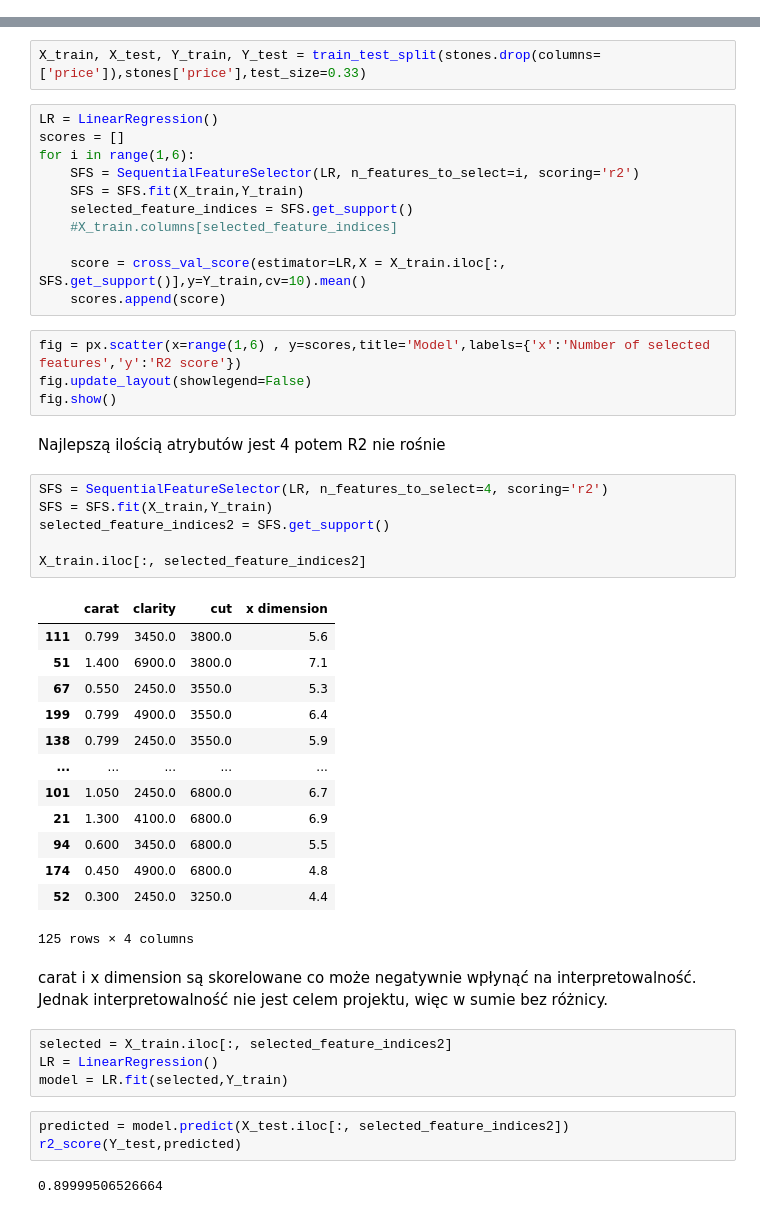
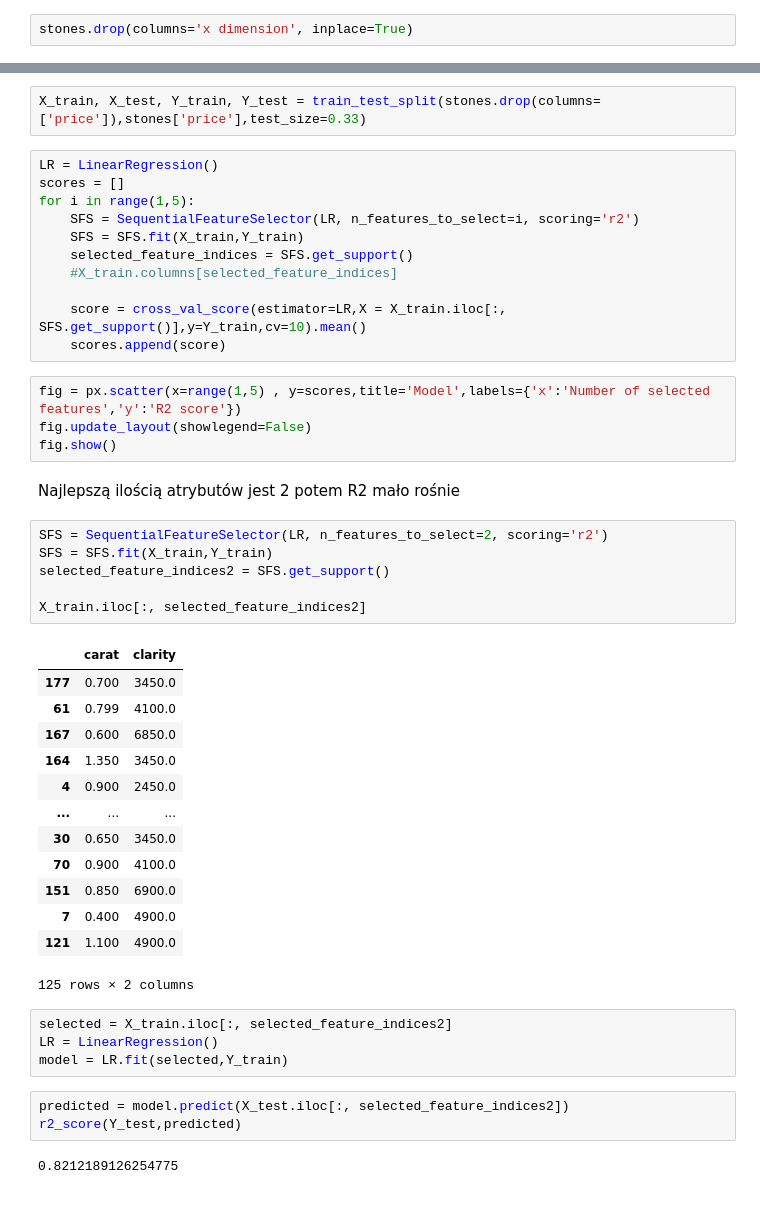
Before and after one commit to MichalZielinski2/Zadania_Pad, a Jupyter notebook: PAD_PRO/Projekt_s18889.ipynb, the cells around one changed output, grey strips where cells are left out. Drawn from its saved outputs; the diff is of its cells as text.

Commit message:
Zmiana nazwy pliku, dodanie wykresu iusuniecie skorelowanego atrybutu

```diff
--- a/PAD_PRO/Pro.ipynb
+++ b/PAD_PRO/Projekt_s18889.ipynb
@@ -450,3 +454,5 @@ fig.show()
+# %%
+stones.drop(columns='x dimension', inplace=True)
 # %% [markdown]
 # Modelowanie
 # %%
@@ -459,7 +465,7 @@ X_train, X_test, Y_train, Y_test = train_test_split(stones.drop(columns=['price'
 # %%
 LR = LinearRegression()
 scores = []
-for i in range(1,6):
+for i in range(1,5):
     SFS = SequentialFeatureSelector(LR, n_features_to_select=i, scoring='r2')
     SFS = SFS.fit(X_train,Y_train)
     selected_feature_indices = SFS.get_support()
@@ -468,33 +474,31 @@ for i in range(1,6):
     score = cross_val_score(estimator=LR,X = X_train.iloc[:, SFS.get_support()],y=Y_train,cv=10).mean()
     scores.append(score)
 # %%
-fig = px.scatter(x=range(1,6) , y=scores,title='Model',labels={'x':'Number of selected features','y':'R2 score'})
+fig = px.scatter(x=range(1,5) , y=scores,title='Model',labels={'x':'Number of selected features','y':'R2 score'})
 fig.update_layout(showlegend=False)
 fig.show()
 # %% [markdown]
-Najlepszą ilością atrybutów jest 4 potem R2 nie rośnie
+Najlepszą ilością atrybutów jest 2 potem R2 mało rośnie
 # %%
-SFS = SequentialFeatureSelector(LR, n_features_to_select=4, scoring='r2')
+SFS = SequentialFeatureSelector(LR, n_features_to_select=2, scoring='r2')
 SFS = SFS.fit(X_train,Y_train)
 selected_feature_indices2 = SFS.get_support()
 
 X_train.iloc[:, selected_feature_indices2]
 # %% [output]
-|  | carat | clarity | cut | x dimension |
-| 111 | 0.799 | 3450.0 | 3800.0 | 5.6 |
-| 51 | 1.400 | 6900.0 | 3800.0 | 7.1 |
-| 67 | 0.550 | 2450.0 | 3550.0 | 5.3 |
-| 199 | 0.799 | 4900.0 | 3550.0 | 6.4 |
-| 138 | 0.799 | 2450.0 | 3550.0 | 5.9 |
-| ... | ... | ... | ... | ... |
-| 101 | 1.050 | 2450.0 | 6800.0 | 6.7 |
-| 21 | 1.300 | 4100.0 | 6800.0 | 6.9 |
-| 94 | 0.600 | 3450.0 | 6800.0 | 5.5 |
-| 174 | 0.450 | 4900.0 | 6800.0 | 4.8 |
-| 52 | 0.300 | 2450.0 | 3250.0 | 4.4 |
+|  | carat | clarity |
+| 177 | 0.700 | 3450.0 |
+| 61 | 0.799 | 4100.0 |
+| 167 | 0.600 | 6850.0 |
+| 164 | 1.350 | 3450.0 |
+| 4 | 0.900 | 2450.0 |
+| ... | ... | ... |
+| 30 | 0.650 | 3450.0 |
+| 70 | 0.900 | 4100.0 |
+| 151 | 0.850 | 6900.0 |
+| 7 | 0.400 | 4900.0 |
+| 121 | 1.100 | 4900.0 |
-125 rows × 4 columns
+125 rows × 2 columns
-# %% [markdown]
-carat i x dimension są skorelowane co może negatywnie wpłynąć na interpretowalność. Jednak interpretowalność nie jest celem projektu, więc w sumie bez różnicy.
 # %%
 selected = X_train.iloc[:, selected_feature_indices2]
 LR = LinearRegression()
@@ -503,4 +507,4 @@ model = LR.fit(selected,Y_train)
 predicted = model.predict(X_test.iloc[:, selected_feature_indices2])
 r2_score(Y_test,predicted)
 # %% [output]
-0.89999506526664
+0.8212189126254775
```
Also changed, not shown: parts of 13 cells of this notebook, 1 other file.
